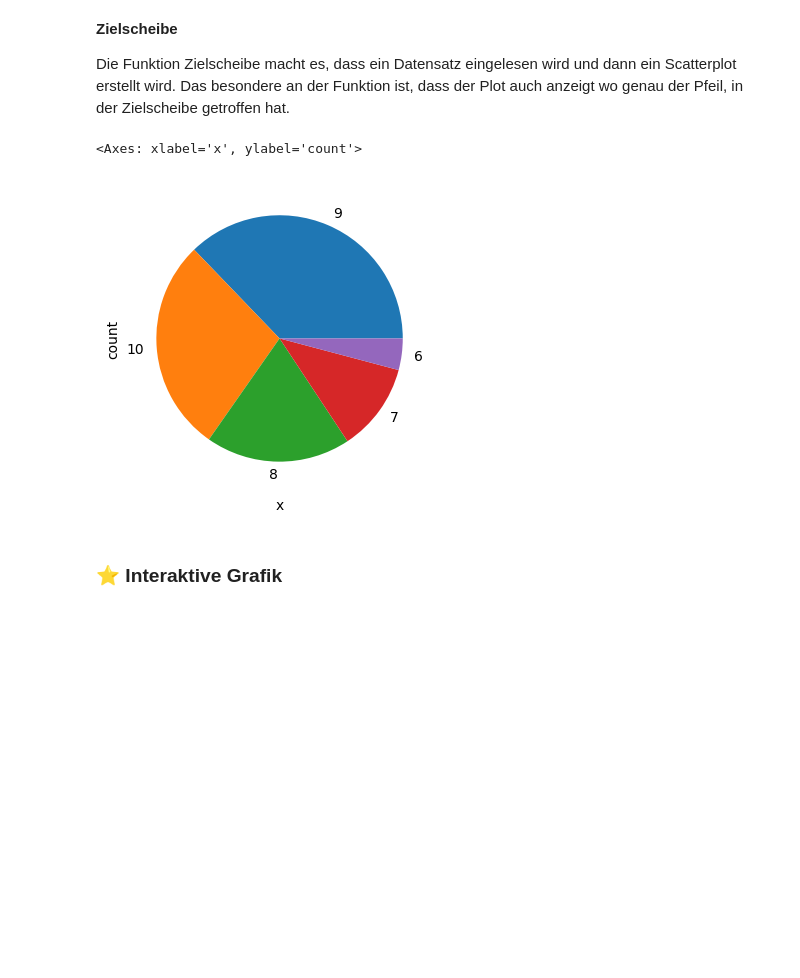
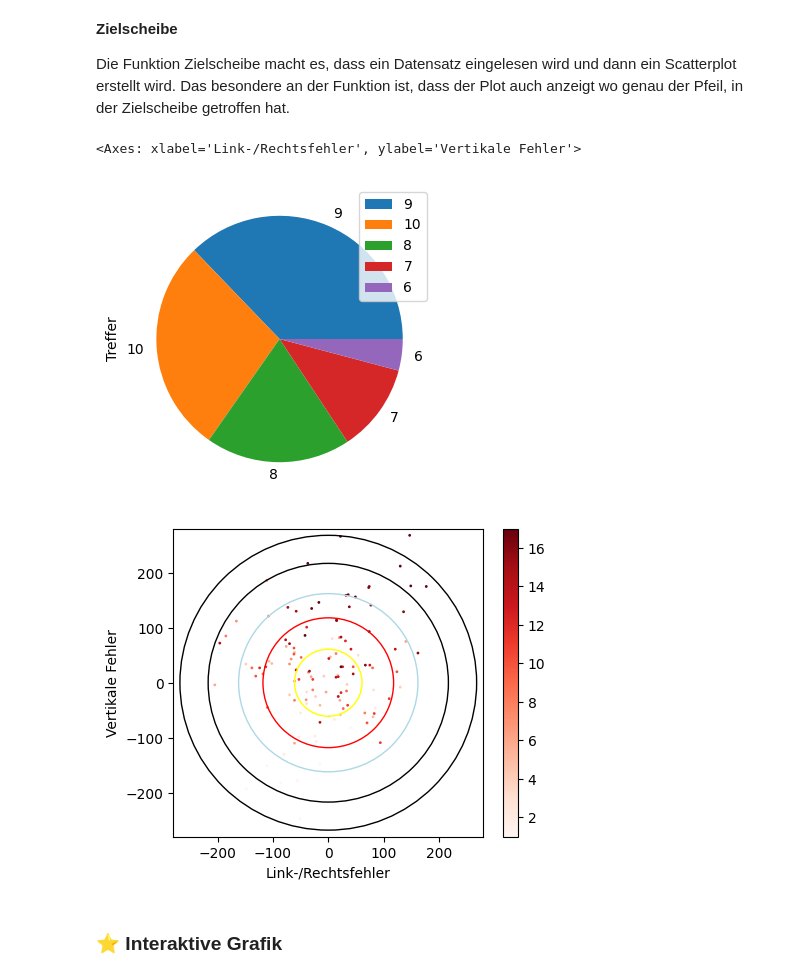
Before and after one commit to tonicodingc/awpj1, a Jupyter notebook: Pfeildaten/23.ipynb, the cells around one changed output. Saved outputs shown, nothing was run; the diff lists cells and outputs as text; code cells hidden in the pictures; blank space fills up the shorter version.

```diff
--- a/Pfeildaten/23.ipynb
+++ b/Pfeildaten/23.ipynb
@@ -20,7 +20,7 @@ def Ringe(Datensatz):
         Ring= Datensatz["Ringe"].value_counts()
     except:
         print ("Dataframe ist kein Arrow Dataframe oder hat keine Spalte namens 'Ringe'")
-    return Ring.plot.pie(figsize= (4,4))
+    return Ring.plot.pie(figsize= (4,4), ylabel = "Treffer", xlabel = "",legend= True)
 # %% [markdown]
 **Zielscheibe**
 
@@ -30,9 +30,9 @@ Das besondere an der Funktion ist, dass der Plot auch anzeigt wo genau der Pfeil
 def Zielscheibe (Datensatz):
         if Datensatz["Typ Auflage"].max() == 122:
 
-            Datensatz = Datensatz.plot.scatter(x = "x", y = "y", figsize= (4, 4), s= 1)
-            Datensatz.set_xlim(-280, 280)
-            Datensatz.set_ylim(-280, 280)
+            Plot = Datensatz.plot.scatter(x = "x", y = "y", figsize= (5, 4), s= 1, xlabel='Link-/Rechtsfehler', ylabel='Vertikale Fehler', colormap= "Reds", legend = True, color= Datensatz["Passe"])
+            Plot.set_xlim(-280, 280)
+            Plot.set_ylim(-280, 280)
 
             c11 = plt.Circle((0,0), 61, fill = False, color = 'yellow')
             c12 = plt.Circle((0,0), 118, fill = False, color = 'red')
@@ -41,13 +41,13 @@ def Zielscheibe (Datensatz):
             c15 = plt.Circle((0,0), 268, fill = False, color = 'black')
 
             for l in [c11, c12, c13, c14, c15]:
-                Datensatz.add_patch(l)
+                Plot.add_patch(l)
 
         elif Datensatz["Typ Auflage"].max() == 40:
 
-            Datensatz= Datensatz.plot.scatter(x = "x", y = "y", figsize= (4, 4), s= 4)
-            Datensatz.set_xlim(-140, 140)
-            Datensatz.set_ylim(-140, 140)
+            Plot= Datensatz.plot.scatter(x = "x", y = "y", figsize= (4, 4), s= 4)
+            Plot.set_xlim(-140, 140)
+            Plot.set_ylim(-140, 140)
 
             c31 = plt.Circle((0,0), 21, fill = False, color = 'yellow')     # 10
             c32 = plt.Circle((0,0), 41, fill = False, color = 'red')        # 9
@@ -58,16 +58,17 @@ def Zielscheibe (Datensatz):
             c37 = plt.Circle((0,0), 137, fill = False, color = 'black')     # 4
 
             for l in [c31, c32, c33, c34, c35, c36, c37]:
-                Datensatz.add_patch(l)
+                Plot.add_patch(l)
 
         else: print ("Der Datensatz erhält keine Standardwerte für Typauflage")
-        return Datensatz
+        return Plot
 # %%
 arrows1 = Datensatz("arrows1.csv")
-Scheibearrows1 = Zielscheibe(arrows1)
-Ringearrows1= Ringe(arrows1)
+Ringe(arrows1)
+Zielscheibe(arrows1)
 # %% [output]
-<Axes: xlabel='x', ylabel='count'>
+<Axes: xlabel='Link-/Rechtsfehler', ylabel='Vertikale Fehler'>
-[figure, old version]
+[figure, new version]
+[figure, added]
 # %% [markdown]
 ### &#11088; Interaktive Grafik
```
